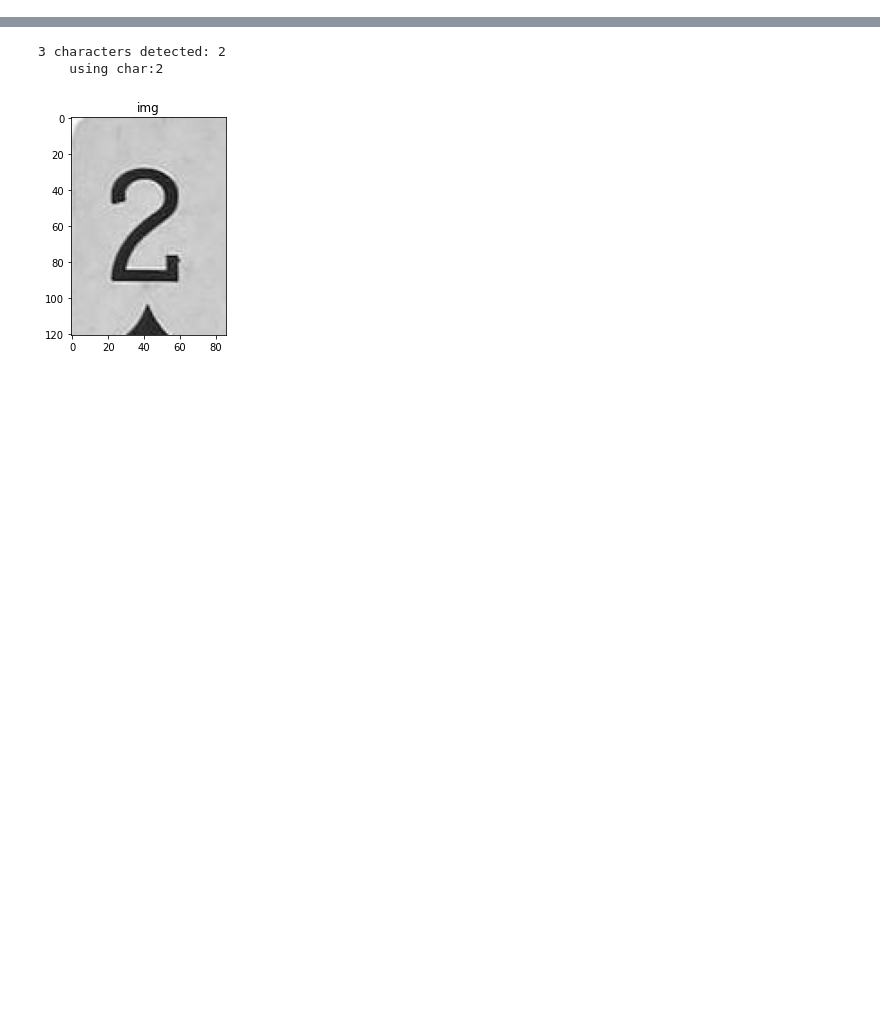
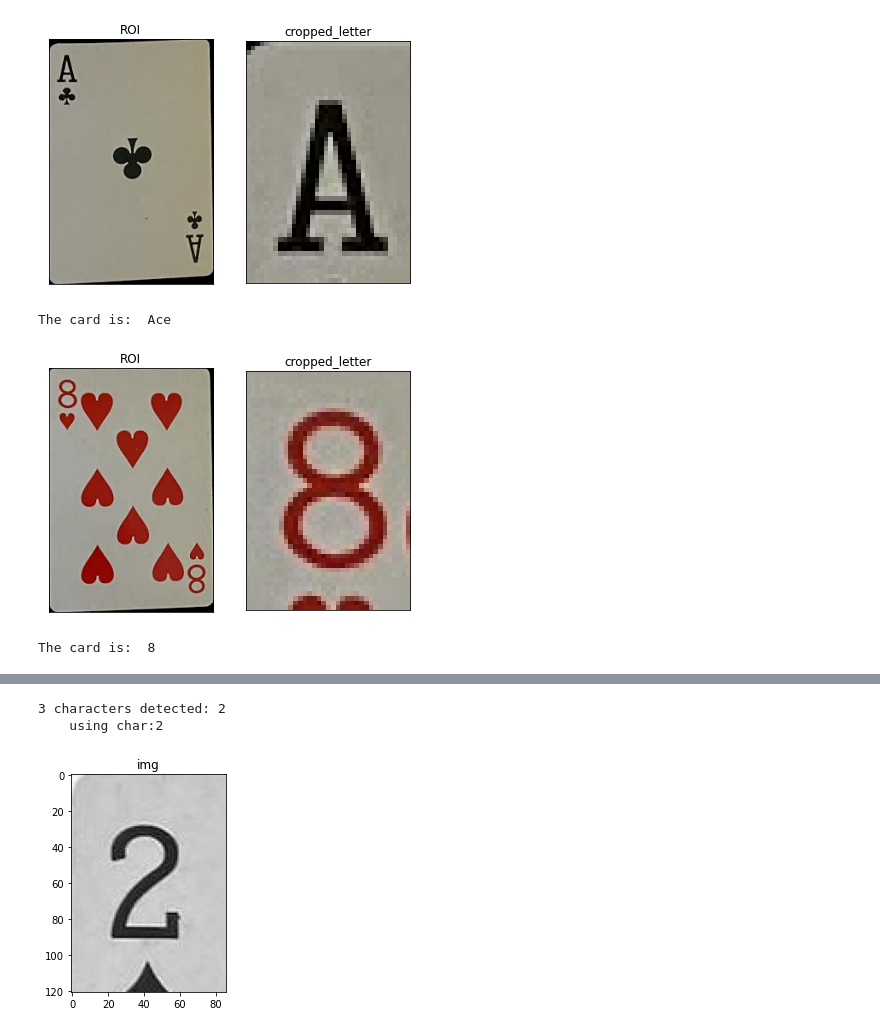
Before and after one commit to C17326283/CardGameAssistant-ImageProcessing, a Jupyter notebook: RyanTest.ipynb, the cells around one changed output, grey strips where cells are left out. Saved outputs shown, nothing was run; the diff lists cells and outputs as text; code cells hidden in the pictures; blank space fills up the shorter version.

```diff
--- a/RyanTest.ipynb
+++ b/RyanTest.ipynb
@@ -7,0 +9,80 @@ import easygui
+# %%
+def GetLetter(croppedLetter):
+    #Gets a threshold
+    thresh = cv2.threshold(croppedLetter, 100, 255, cv2.THRESH_BINARY_INV)[1]
+    #Blurs it with threshold
+    imBlur = cv2.GaussianBlur(thresh, (5,5), 0)
+    imBlur = 255 - imBlur#Invert
+
+    key = cv2.waitKey(0)
+    #convert to text from section of image
+    textFromImage = pytesseract.image_to_string(imBlur, lang='eng',config='--psm 6')
+
+
+    if(len(textFromImage) < 2):
+        singleChar = textFromImage
+    else:
+        singleChar = textFromImage[0]
+        #print(len(textFromImage),"characters detected: "+textFromImage+"    using char:"+singleChar)
+
+    cardType = ""
+
+    if(singleChar == "K"):
+        cardType = "King"
+    elif(singleChar == "Q"):
+        cardType = "Queen"
+    elif(singleChar == "J"):
+        cardType = "Jack"
+    elif(singleChar == "A"):
+        cardType = "Ace"
+    else:#is number
+        cardType = singleChar
+
+
+    return cardType
+
+
+
+img = cv2.imread("blackcard1.jpg")
+G = cv2.cvtColor(img, cv2.COLOR_BGR2GRAY)
+T = 120
+T, B = cv2.threshold(G, thresh = T, maxval = 255, type = cv2.THRESH_BINARY)
+
+#inverse = cv2.bitwise_not(B)
+C,_ = cv2.findContours(B, mode=cv2.RETR_EXTERNAL, method=cv2.CHAIN_APPROX_NONE)
+C = sorted(C, key=cv2.contourArea, reverse=True)
+img = cv2.cvtColor(img, cv2.COLOR_BGR2RGB)
+i = 0
+
+while i < 5:
+    largestContour = C[i]
+    x,y,w,h = cv2.boundingRect(largestContour)
+
+    ROI = img[y:y+h,x:x+w]
+    H,W,Channels = ROI.shape
+
+    cropped_letter = ROI[6:int(H * 0.2), 3:int(W * 0.2)]
+
+    cardLetter = GetLetter(cropped_letter)
+
+
+
+    plt.figure(2, figsize=(10,5)) #plots each clicked cell beside the isolated version so it can be looked back over
+
+    p1 = plt.subplot(131)
+    p1.set_title("ROI")
+    plt.imshow(ROI, cmap='gray'), plt.xticks([]),plt.yticks([])
+
+    p2 = plt.subplot(132)
+    p2.set_title("cropped_letter")
+    plt.imshow(cropped_letter, cmap='gray'), plt.xticks([]),plt.yticks([])
+    plt.show()
+
+    print("The card is: ",cardLetter)
+
+    i = i + 1
+# %% [output]
+[figure, added]
+The card is:  Ace
+[figure, added]
+The card is:  8
```
Also changed, not shown: parts of 3 cells of this notebook, 1 other file.
